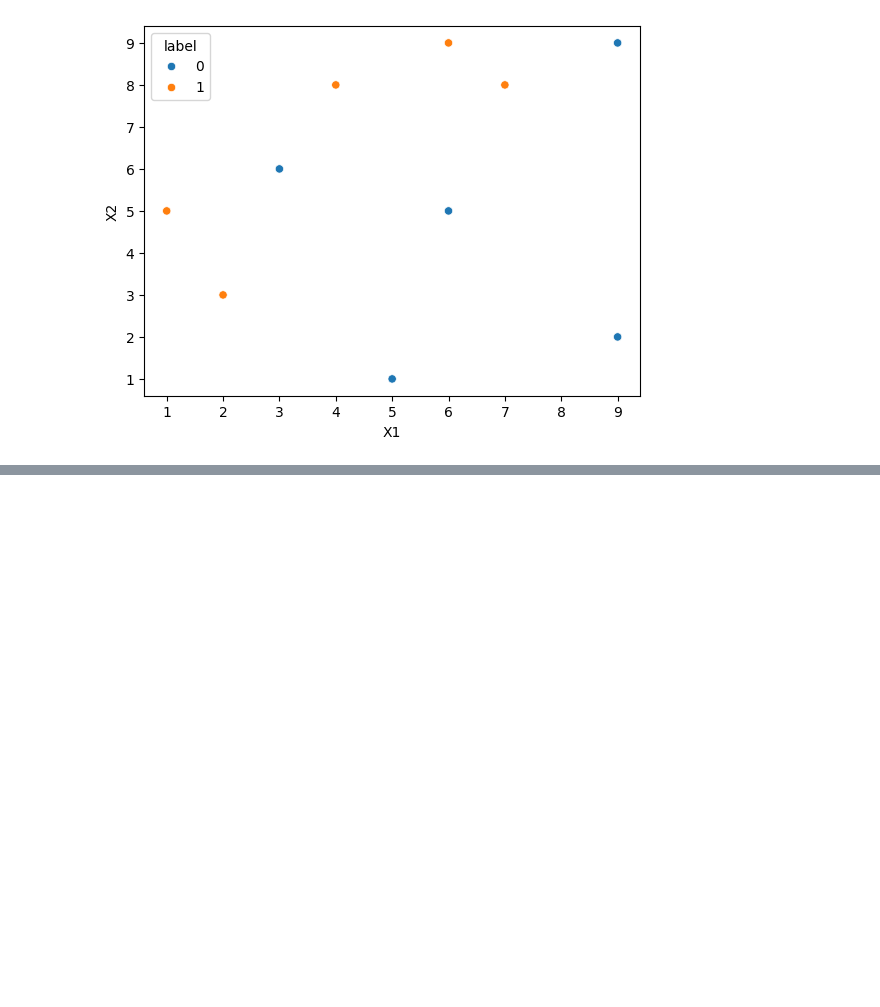
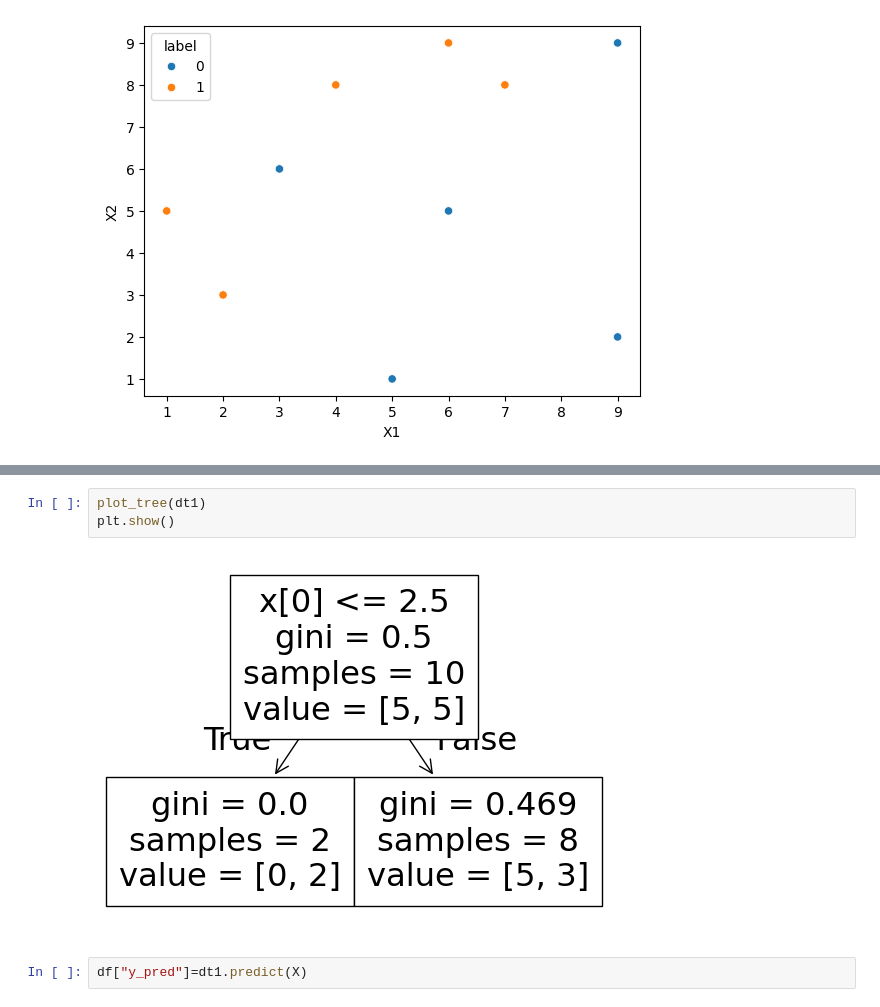
Before and after one commit to ajaykumar080286/MachineLearning, a Jupyter notebook: 54_adaboost_demo.ipynb, the cells around one changed output, grey strips where cells are left out. Cells and saved outputs as stored; diff of their text form; blank space fills up the shorter version.

```diff
--- a/54_adaboost_demo.ipynb
+++ b/54_adaboost_demo.ipynb
@@ -32,0 +66,7 @@ sns.scatterplot(x=df["X1"],y=df["X2"], hue=df["label"])
+# %%
+plot_tree(dt1)
+plt.show()
+# %% [output]
+[figure, added]
+# %%
+df["y_pred"]=dt1.predict(X)
```
Also changed, not shown: parts of 16 cells of this notebook.
